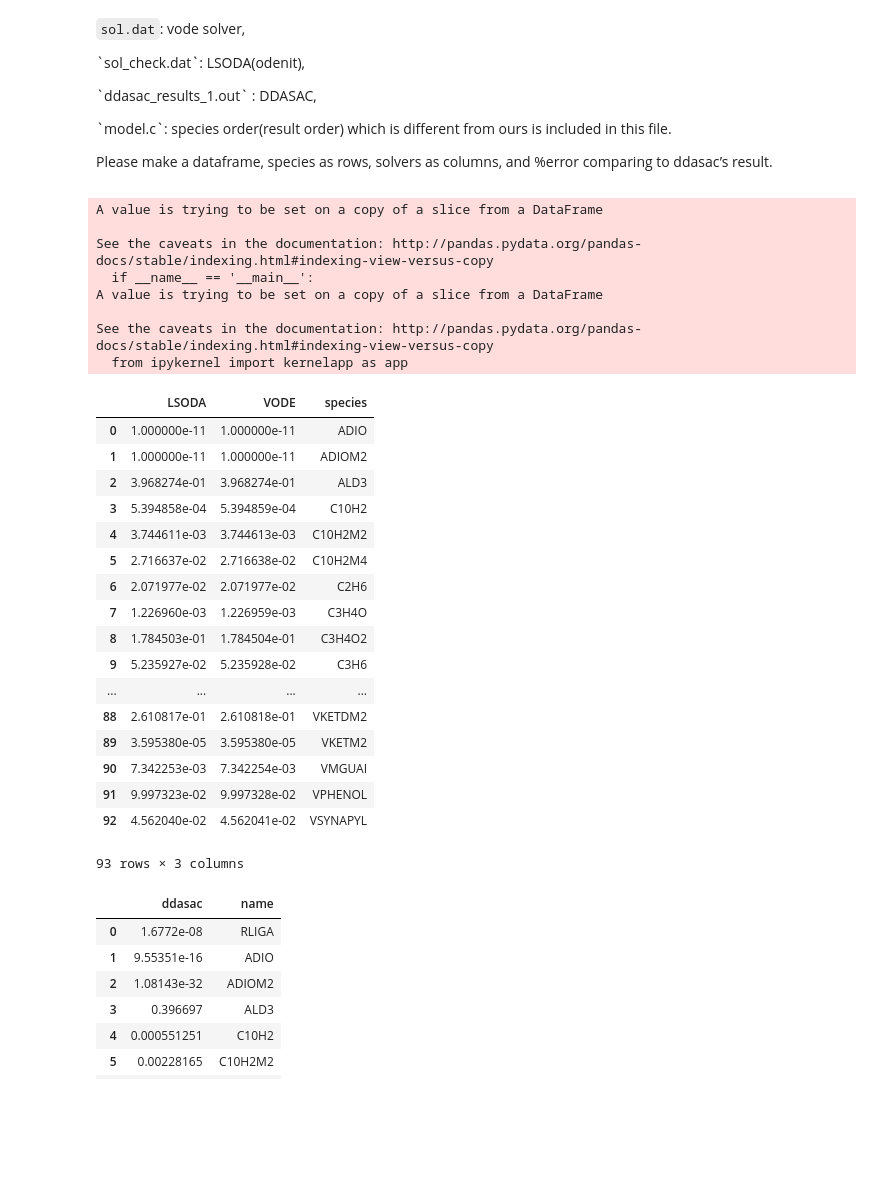
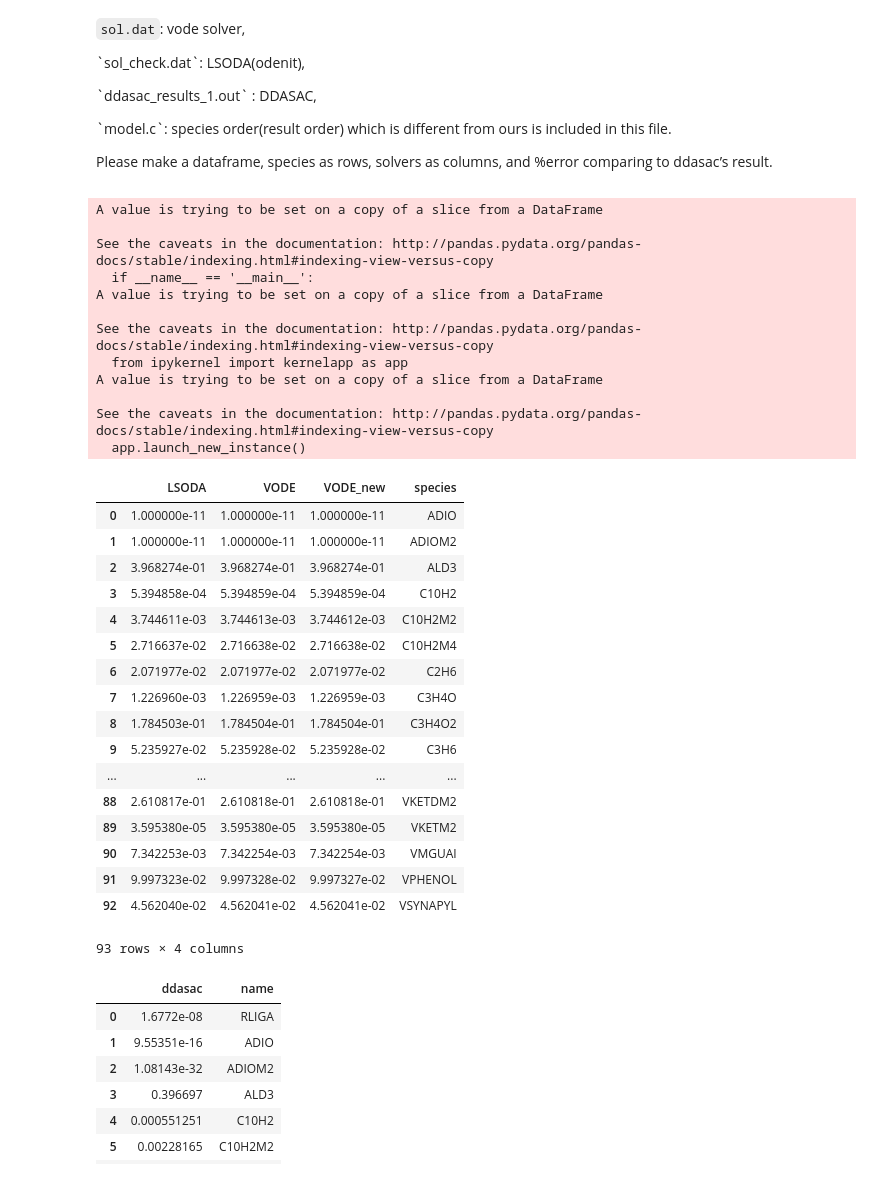
Before and after one commit to LigninTools/Ligpy-Cantera, a Jupyter notebook: Ligscipy/ODE_scipy/check/Results_comparison.ipynb, the cells around one changed output. Saved outputs shown, nothing was run; the diff lists cells and outputs as text; code cells hidden in the pictures; blank space fills up the shorter version.

```diff
--- a/Ligscipy/ODE_scipy/check/Results_comparison.ipynb
+++ b/Ligscipy/ODE_scipy/check/Results_comparison.ipynb
@@ -19,42 +19,49 @@ species_list = ['time','T', 'ADIO', 'ADIOM2', 'ALD3', 'C10H2', 'C10H2M2', 'C10H2
                 'VKETDM2', 'VKETM2', 'VMGUAI', 'VPHENOL', 'VSYNAPYL']
 # %%
 vode_file = pd.read_csv('sol.dat',delim_whitespace = True, header = None)
-vode_results = list(vode_file.iloc[35])
+vode_results = list(vode_file.iloc[-2])
+vode_file_new = pd.read_csv('sol_new.dat',delim_whitespace = True, header = None)
+vode_results_new = list(vode_file_new.iloc[-2])
 LSODA_file = pd.read_csv('sol_check.dat',delim_whitespace = True, header = None)
 LSODA_results = list(LSODA_file.iloc[175])
 # %%
-results = pd.DataFrame({'species':species_list,'VODE':vode_results,'LSODA':LSODA_results}).drop([0,1]).sort_values('species').reset_index(drop=True)
+results = pd.DataFrame({'species':species_list,'VODE':vode_results,'VODE_new':vode_results_new,'LSODA':LSODA_results}).drop([0,1]).sort_values('species').reset_index(drop=True)
 # %%
 results.LSODA[abs(results.LSODA) < 1e-11] = 1e-11
 results.VODE[abs(results.VODE) < 1e-11] = 1e-11
+results.VODE_new[abs(results.VODE_new) < 1e-11] = 1e-11
 results
 # %% [output]
 A value is trying to be set on a copy of a slice from a DataFrame
 
 See the caveats in the documentation: http://pandas.pydata.org/pandas-docs/stable/indexing.html#indexing-view-versus-copy
   if __name__ == '__main__':
 A value is trying to be set on a copy of a slice from a DataFrame
 
 See the caveats in the documentation: http://pandas.pydata.org/pandas-docs/stable/indexing.html#indexing-view-versus-copy
   from ipykernel import kernelapp as app
+A value is trying to be set on a copy of a slice from a DataFrame
+
+See the caveats in the documentation: http://pandas.pydata.org/pandas-docs/stable/indexing.html#indexing-view-versus-copy
+  app.launch_new_instance()
-|  | LSODA | VODE | species |
-| 0 | 1.000000e-11 | 1.000000e-11 | ADIO |
-| 1 | 1.000000e-11 | 1.000000e-11 | ADIOM2 |
-| 2 | 3.968274e-01 | 3.968274e-01 | ALD3 |
-| 3 | 5.394858e-04 | 5.394859e-04 | C10H2 |
-| 4 | 3.744611e-03 | 3.744613e-03 | C10H2M2 |
-| 5 | 2.716637e-02 | 2.716638e-02 | C10H2M4 |
-| 6 | 2.071977e-02 | 2.071977e-02 | C2H6 |
-| 7 | 1.226960e-03 | 1.226959e-03 | C3H4O |
-| 8 | 1.784503e-01 | 1.784504e-01 | C3H4O2 |
-| 9 | 5.235927e-02 | 5.235928e-02 | C3H6 |
-| ... | ... | ... | ... |
-| 88 | 2.610817e-01 | 2.610818e-01 | VKETDM2 |
-| 89 | 3.595380e-05 | 3.595380e-05 | VKETM2 |
-| 90 | 7.342253e-03 | 7.342254e-03 | VMGUAI |
-| 91 | 9.997323e-02 | 9.997328e-02 | VPHENOL |
-| 92 | 4.562040e-02 | 4.562041e-02 | VSYNAPYL |
+|  | LSODA | VODE | VODE_new | species |
+| 0 | 1.000000e-11 | 1.000000e-11 | 1.000000e-11 | ADIO |
+| 1 | 1.000000e-11 | 1.000000e-11 | 1.000000e-11 | ADIOM2 |
+| 2 | 3.968274e-01 | 3.968274e-01 | 3.968274e-01 | ALD3 |
+| 3 | 5.394858e-04 | 5.394859e-04 | 5.394859e-04 | C10H2 |
+| 4 | 3.744611e-03 | 3.744613e-03 | 3.744612e-03 | C10H2M2 |
+| 5 | 2.716637e-02 | 2.716638e-02 | 2.716638e-02 | C10H2M4 |
+| 6 | 2.071977e-02 | 2.071977e-02 | 2.071977e-02 | C2H6 |
+| 7 | 1.226960e-03 | 1.226959e-03 | 1.226959e-03 | C3H4O |
+| 8 | 1.784503e-01 | 1.784504e-01 | 1.784504e-01 | C3H4O2 |
+| 9 | 5.235927e-02 | 5.235928e-02 | 5.235928e-02 | C3H6 |
+| ... | ... | ... | ... | ... |
+| 88 | 2.610817e-01 | 2.610818e-01 | 2.610818e-01 | VKETDM2 |
+| 89 | 3.595380e-05 | 3.595380e-05 | 3.595380e-05 | VKETM2 |
+| 90 | 7.342253e-03 | 7.342254e-03 | 7.342254e-03 | VMGUAI |
+| 91 | 9.997323e-02 | 9.997328e-02 | 9.997327e-02 | VPHENOL |
+| 92 | 4.562040e-02 | 4.562041e-02 | 4.562041e-02 | VSYNAPYL |
-93 rows × 3 columns
+93 rows × 4 columns
 # %%
 #for ddasac
 species_ddasac = ['PLIGC', 'PLIGH', 'PLIGO', 'PRLIGH', 'LIGH', 'C3H6', 'OH', 'RLIGM2A', 'LIGM2',
```
Also changed, not shown: parts of 2 cells of this notebook.
